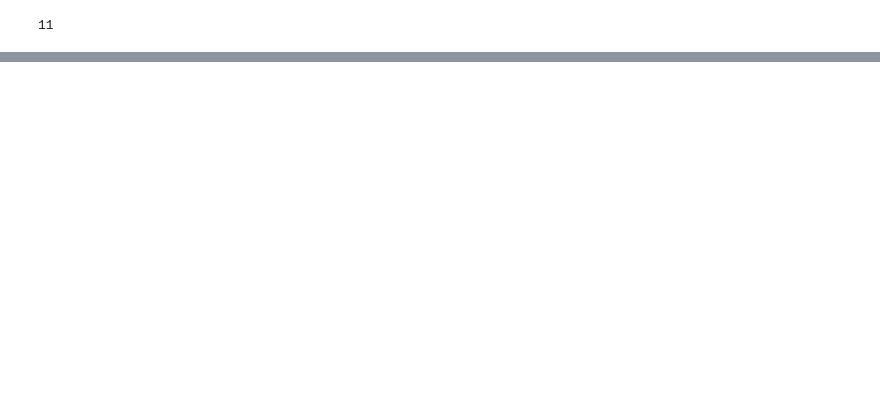
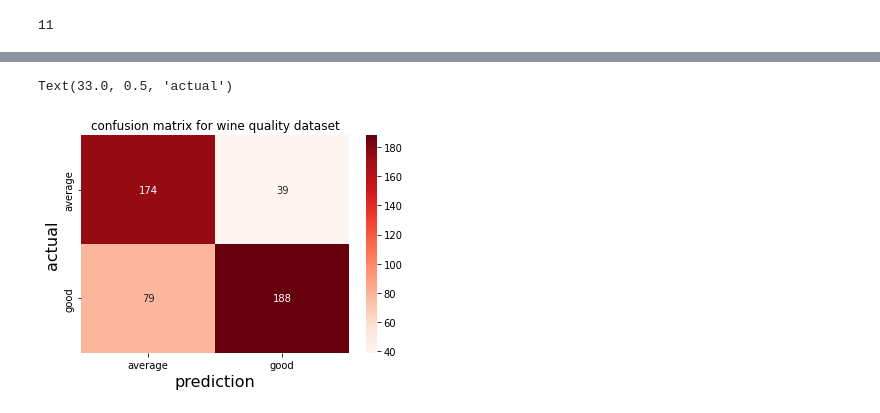
Before and after one commit to Mari-Dotnet/PWSkill, a Jupyter notebook: Neural Network/call back function/ANN_Keras_Ass.ipynb, the cells around one changed output, grey strips where cells are left out. Saved outputs shown, nothing was run; the diff lists cells and outputs as text; code cells hidden in the pictures; blank space fills up the shorter version.

```diff
--- a/Neural Network/call back function/ANN_Keras_Ass.ipynb
+++ b/Neural Network/call back function/ANN_Keras_Ass.ipynb
@@ -157,0 +155,2 @@ y_pred=model.predict(X_test)
+# %%
+y_pred=[np.argmax(i) for i in y_pred]
@@ -204,0 +205,9 @@ df.plot()
+# %%
+label = ['average','good']
+ax = sns.heatmap(cf, annot=True, fmt='d', cmap='Reds', xticklabels=label, yticklabels=label)
+ax.set_title('confusion matrix for wine quality dataset')
+ax.set_xlabel('prediction', fontsize=16)
+ax.set_ylabel('actual', fontsize=16)
+# %% [output]
+Text(33.0, 0.5, 'actual')
+[figure, added]
```
Also changed, not shown: parts of 25 cells of this notebook.
